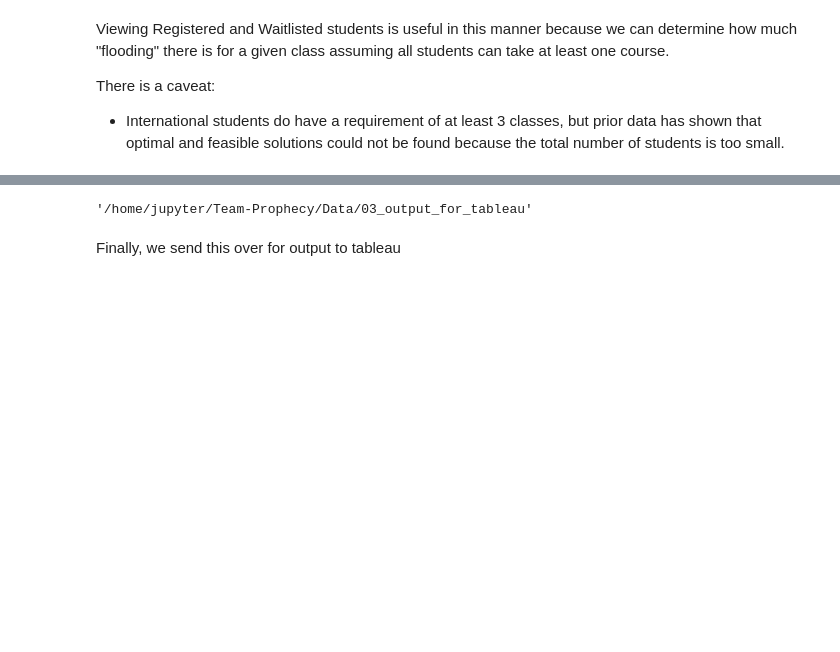
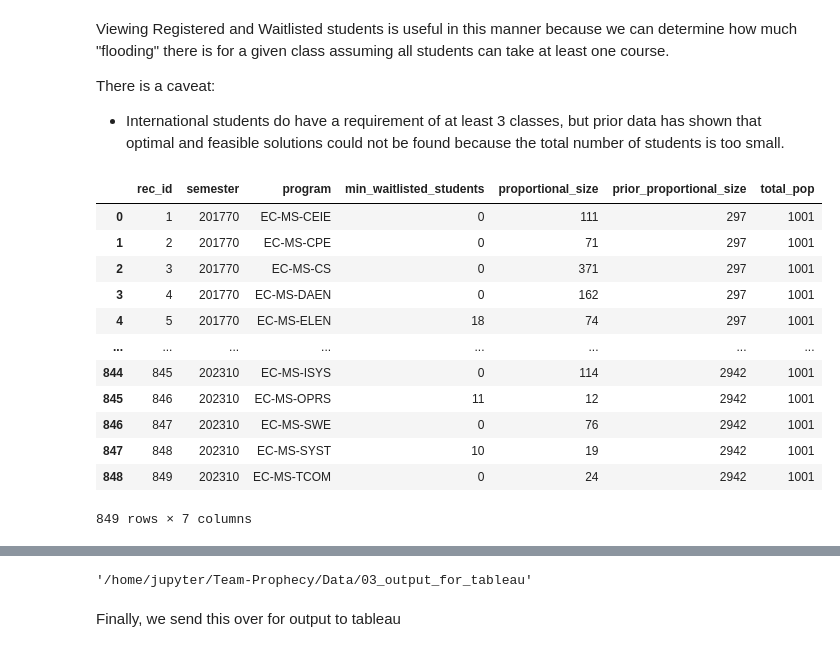
Before and after one commit to GoswamiSagarD/Team-Prophecy, a Jupyter notebook: Code/src/DataEngineering/ModelCreation_ipynb/PredictingStudentsInSeats.ipynb, the cells around one changed output, grey strips where cells are left out. Drawn from its saved outputs; the diff is of its cells as text; code cells hidden in the pictures; blank space fills up the shorter version.

```diff
--- a/Code/src/DataEngineering/ModelCreation_ipynb/PredictingStudentsInSeats.ipynb
+++ b/Code/src/DataEngineering/ModelCreation_ipynb/PredictingStudentsInSeats.ipynb
@@ -710,6 +792,22 @@ Viewing Registered and Waitlisted students is useful in this manner because we c
 
 There is a caveat:
 - International students do have a requirement of at least 3 classes, but prior data has shown that optimal and feasible solutions could not be found because the total number of students is too small.
+# %%
+results_table
+# %% [output]
+|  | rec_id | semester | program | min_waitlisted_students | proportional_size | prior_proportional_size | total_pop |
+| 0 | 1 | 201770 | EC-MS-CEIE | 0 | 111 | 297 | 1001 |
+| 1 | 2 | 201770 | EC-MS-CPE | 0 | 71 | 297 | 1001 |
+| 2 | 3 | 201770 | EC-MS-CS | 0 | 371 | 297 | 1001 |
+| 3 | 4 | 201770 | EC-MS-DAEN | 0 | 162 | 297 | 1001 |
+| 4 | 5 | 201770 | EC-MS-ELEN | 18 | 74 | 297 | 1001 |
+| ... | ... | ... | ... | ... | ... | ... | ... |
+| 844 | 845 | 202310 | EC-MS-ISYS | 0 | 114 | 2942 | 1001 |
+| 845 | 846 | 202310 | EC-MS-OPRS | 11 | 12 | 2942 | 1001 |
+| 846 | 847 | 202310 | EC-MS-SWE | 0 | 76 | 2942 | 1001 |
+| 847 | 848 | 202310 | EC-MS-SYST | 10 | 19 | 2942 | 1001 |
+| 848 | 849 | 202310 | EC-MS-TCOM | 0 | 24 | 2942 | 1001 |
+849 rows × 7 columns
 # %%
 program_results_table.head()
 # %% [output]
```
Also changed, not shown: parts of 17 cells of this notebook, 2 other files.
